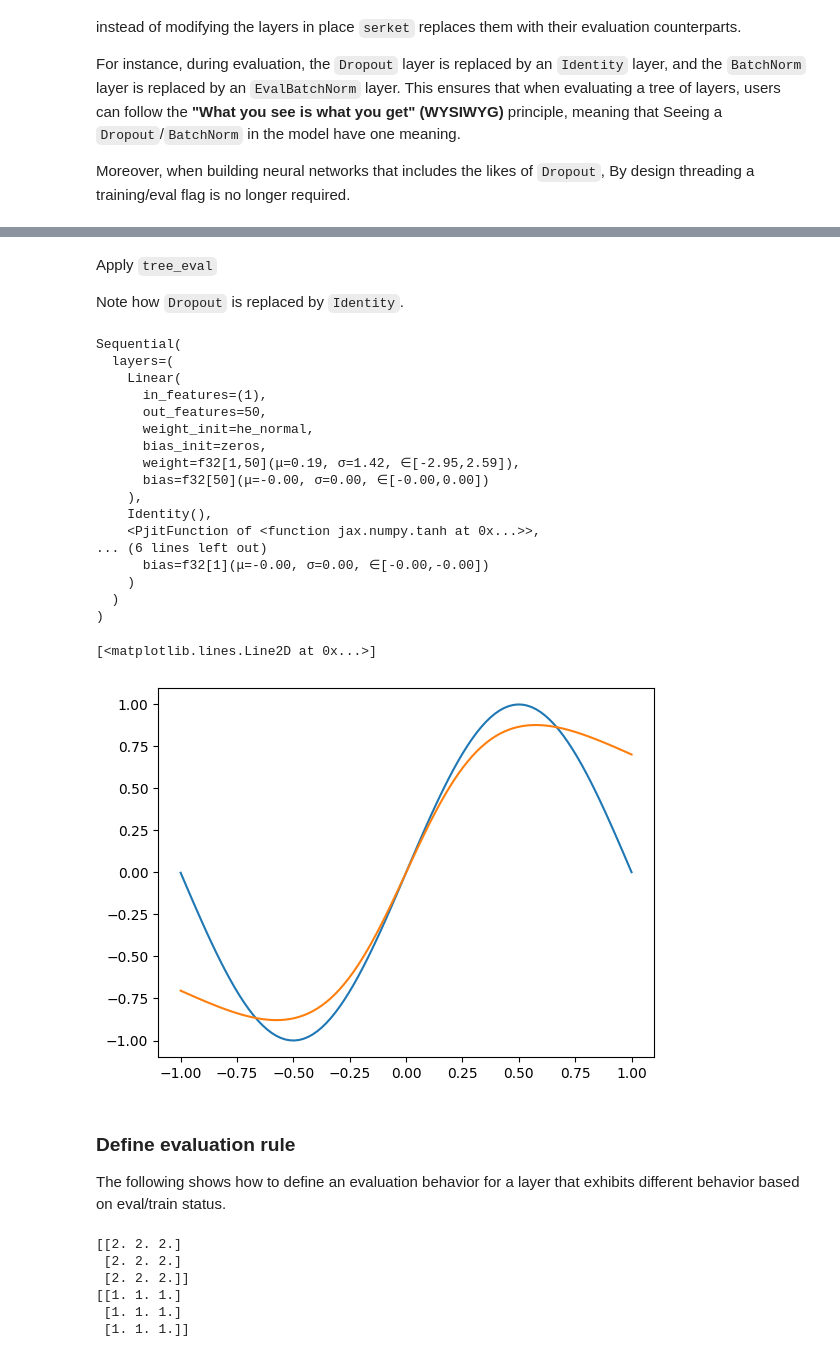
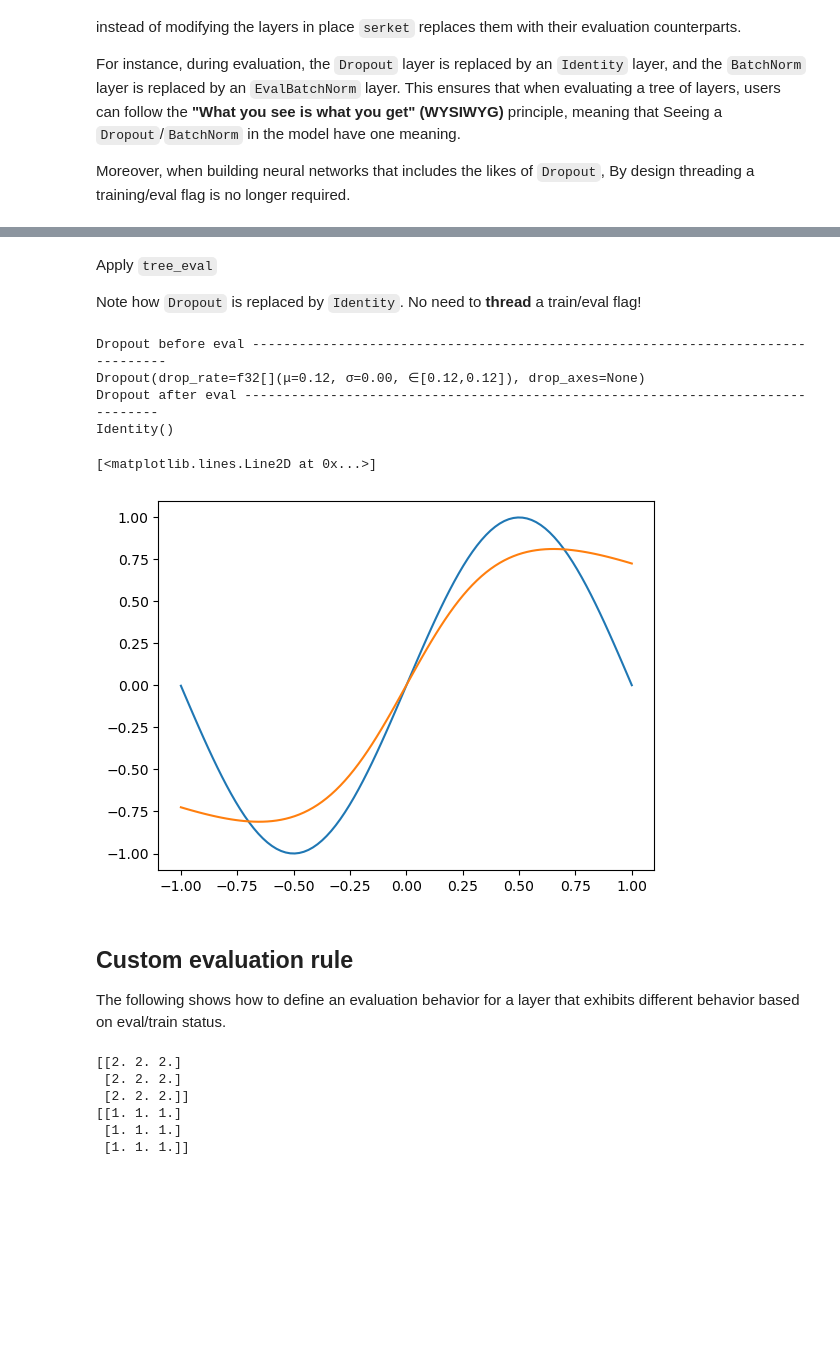
Before and after one commit to ASEM000/serket, a Jupyter notebook: docs/notebooks/[guides][core]evaluation.ipynb, the cells around one changed output, grey strips where cells are left out. Drawn from its saved outputs; the diff is of its cells as text; code cells hidden in the pictures; blank space fills up the shorter version.

```diff
--- a/docs/notebooks/[guides][core]evaluation.ipynb
+++ b/docs/notebooks/[guides][core]evaluation.ipynb
@@ -13,19 +22,21 @@ Moreover, when building neural networks that includes the likes of `Dropout`, By
 The following example, train a sequential of layers with `Dropout` layer. then applies `tree_eval` to replace the `Dropout` with `Identity`
 # %%
-import serket as sk
-import jax.numpy as jnp
-import jax.random as jr
-import matplotlib.pyplot as plt
-import jax
+class Net(sk.TreeClass):
+    def __init__(self, *, key: jax.Array):
+        k1, k2 = jax.random.split(key)
+        self.linear1 = sk.nn.Linear(1, 10, key=k1)
+        self.dropout = sk.nn.Dropout(0.125)
+        self.linear2 = sk.nn.Linear(10, 1, key=k2)
 
-net = sk.Sequential(
-    sk.nn.Linear(1, 50, weight_init="he_normal", key=jr.PRNGKey(0)),
-    sk.nn.Dropout(0.125),
-    jnp.tanh,
-    sk.nn.Linear(50, 1, key=jr.PRNGKey(1)),
-)
+    def __call__(self, input: jax.Array, *, key: jax.Array):
+        input = self.linear1(input)
+        input = self.dropout(input, key=key)
+        input = jnp.tanh(input)
+        input = self.linear2(input)
+        return input
 
-net = sk.tree_mask(net)
+
+net = sk.tree_mask(Net(key=jr.PRNGKey(0)))
 x = jnp.linspace(-1, 1, 100)[..., None]
 y = jnp.sin(x * 3.14)
 
@@ -40,16 +51,20 @@ def train_step(net, x, y, key):
         return jnp.mean((ypred - y) ** 2)
 
     grad = jax.grad(loss_func)(net, x, y)
-    net = jax.tree_map(lambda p, g: p - 1e-3 * g, net, grad)
+    net = jax.tree_util.tree_map(lambda p, g: p - 1e-2 * g, net, grad)
     return net
 
 
 key = jax.random.PRNGKey(0)
 
+print("Before training", "-" * 80)
+print(repr(net))
 for i in range(10_000):
     key, subkey = jax.random.split(key)
     net = train_step(net, x, y, subkey)
 
 net = sk.tree_unmask(net)
+
+print("After training", "-" * 80)
 print(repr(net))
 # %% [output]
@@ -73,36 +88,26 @@ Sequential(
 # %% [markdown]
 Apply `tree_eval`
 
-Note how `Dropout` is replaced by `Identity`.
+Note how `Dropout` is replaced by `Identity`. No need to **thread** a train/eval flag!
-# %%
-net = sk.tree_eval(net)
-print(repr(net))
-# %% [output]
-Sequential(
-  layers=(
-    Linear(
-      in_features=(1),
-      out_features=50,
-      weight_init=he_normal,
-      bias_init=zeros,
-      weight=f32[1,50](μ=0.19, σ=1.42, ∈[-2.95,2.59]),
-      bias=f32[50](μ=-0.00, σ=0.00, ∈[-0.00,0.00])
-    ),
-    Identity(),
-    <PjitFunction of <function jax.numpy.tanh at 0x...>>,
-... (6 lines left out)
-      bias=f32[1](μ=-0.00, σ=0.00, ∈[-0.00,-0.00])
-    )
-  )
-)
+# %%
+print("Dropout before eval", "-" * 80)
+print(repr(net.dropout))
+net = sk.tree_eval(net)
+print("Dropout after eval", "-" * 80)
+print(repr(net.dropout))
+# %% [output]
+Dropout before eval --------------------------------------------------------------------------------
+Dropout(drop_rate=f32[](μ=0.12, σ=0.00, ∈[0.12,0.12]), drop_axes=None)
+Dropout after eval --------------------------------------------------------------------------------
+Identity()
 # %%
 plt.plot(x, y, label="true")
-plt.plot(x, jax.vmap(net)(x), label="pred")
+plt.plot(x, jax.vmap(lambda input: net(input, key=None))(x), label="pred")
 # %% [output]
 [<matplotlib.lines.Line2D at 0x...>]
-[figure, old version]
+[figure, new version]
 # %% [markdown]
-### Define evaluation rule
+## Custom evaluation rule
 
 The following shows how to define an evaluation behavior for a layer that exhibits different behavior based on eval/train status.
 # %%
```
Also changed, not shown: parts of 5 cells of this notebook.
